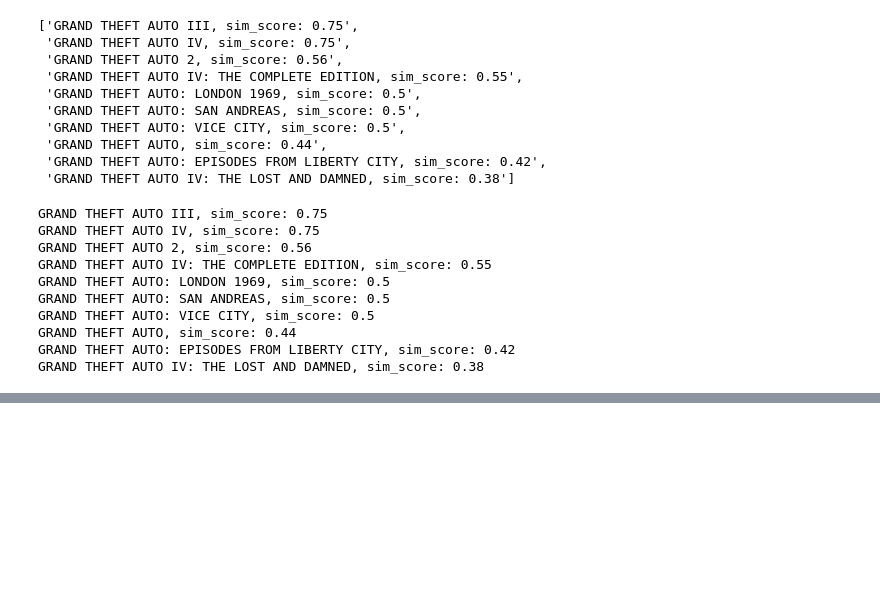
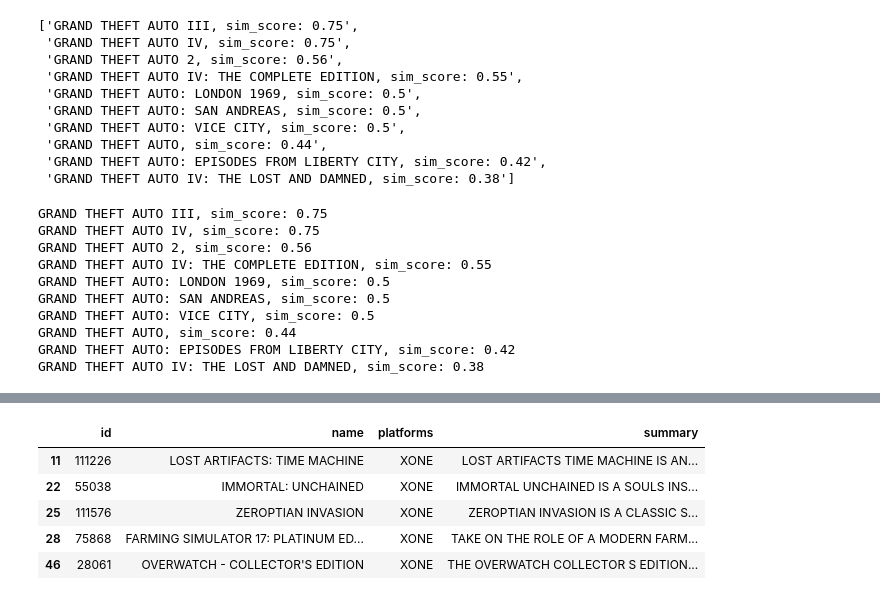
Before and after one commit to dxljack/Gaming-Market-Exploration, a Jupyter notebook: Gaming Market Analysis.ipynb, the cells around one changed output, grey strips where cells are left out. Saved outputs shown, nothing was run; the diff lists cells and outputs as text; code cells hidden in the pictures; blank space fills up the shorter version.

```diff
--- a/Gaming Market Analysis.ipynb
+++ b/Gaming Market Analysis.ipynb
@@ -1120,0 +956,12 @@ GRAND THEFT AUTO IV: THE LOST AND DAMNED, sim_score: 0.38
+# %%
+# plaform 49 is xone
+df_xone = df_games[df_games['platforms'].str.contains("49")]
+df_xone['platforms'] = 'XONE'
+df_xone.head()
+# %% [output]
+|  | id | name | platforms | summary |
+| 11 | 111226 | LOST ARTIFACTS: TIME MACHINE | XONE | LOST ARTIFACTS TIME MACHINE IS AN... |
+| 22 | 55038 | IMMORTAL: UNCHAINED | XONE | IMMORTAL UNCHAINED IS A SOULS INS... |
+| 25 | 111576 | ZEROPTIAN INVASION | XONE | ZEROPTIAN INVASION IS A CLASSIC S... |
+| 28 | 75868 | FARMING SIMULATOR 17: PLATINUM ED... | XONE | TAKE ON THE ROLE OF A MODERN FARM... |
+| 46 | 28061 | OVERWATCH - COLLECTOR'S EDITION | XONE | THE OVERWATCH COLLECTOR S EDITION... |
```
Also changed, not shown: parts of 92 cells of this notebook, 8 other files.
